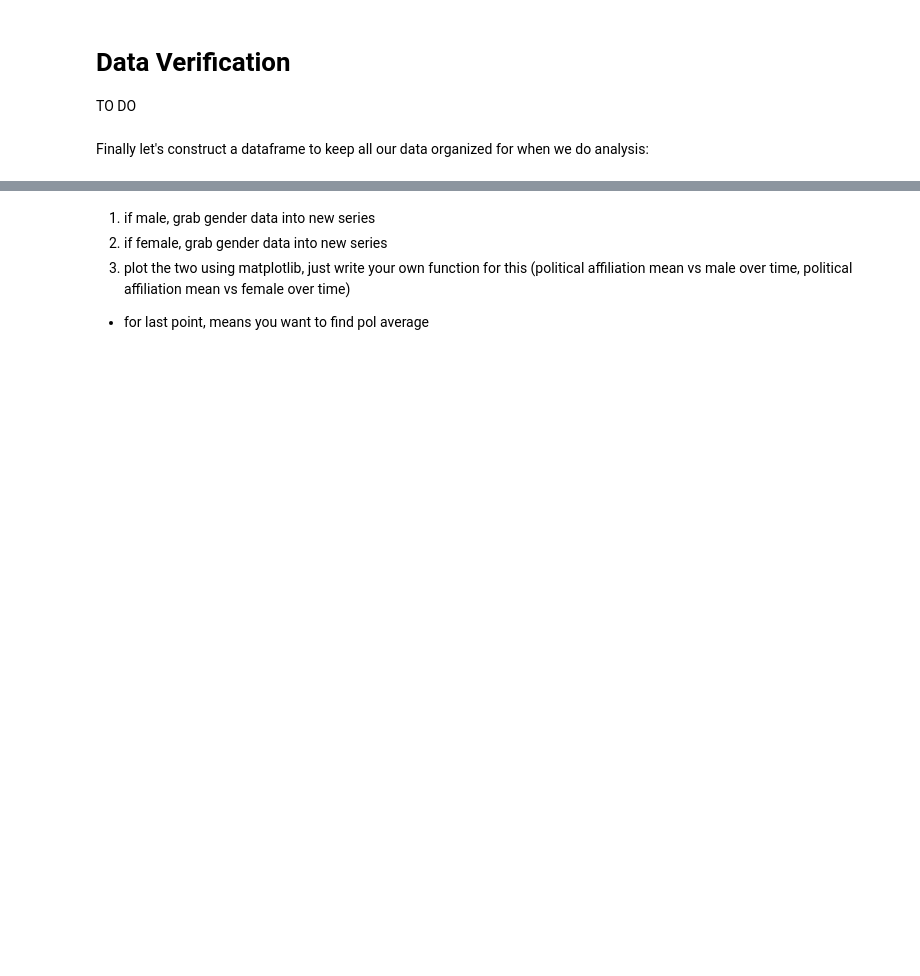
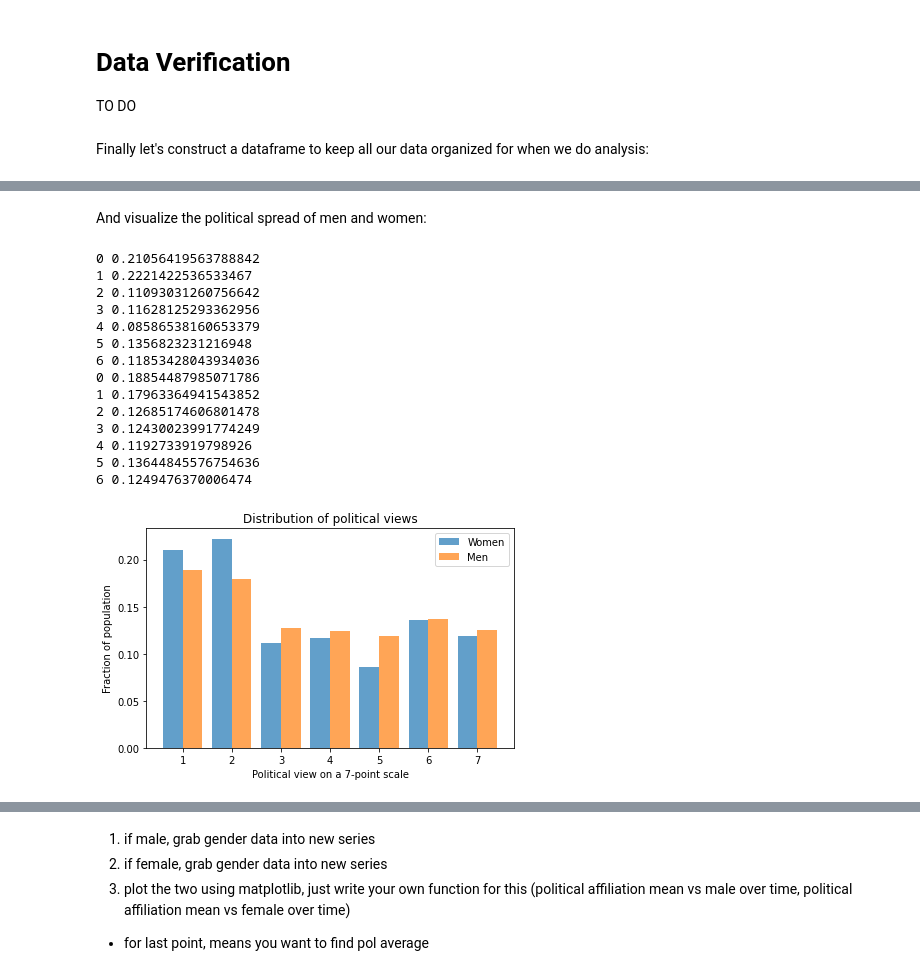
Before and after one commit to mstites/parentPoliticalCorr, a Jupyter notebook: project.ipynb, the cells around one changed output, grey strips where cells are left out. Saved outputs shown, nothing was run; the diff lists cells and outputs as text; code cells hidden in the pictures; blank space fills up the shorter version.

Commit message:
Implement functions to simply plotting

```diff
--- a/project.ipynb
+++ b/project.ipynb
@@ -299,0 +313,28 @@ To start, just looking at how individual variables correlate with political affi
+# %%
+# import itertools
+def labelBars(pmf, **offset):
+    """Label bars with their values.
+
+    pmf: pmf
+    offset: x offset"""
+#     for (x, y) in zip(pmf.index, pmf.values):
+# #         plt.text(i, pmf[i], 'test')
+#         print (x,y)
+    for index, val in enumerate(pmf):
+        print(index, val)
+# %%
+def pmfComparison(data, **options):
+    """Create bar plot via pmf to compare data.
+
+    data: list of pd.Series
+    """
+    labels = []
+    width = .8/len(data)
+
+    for i, series in enumerate(data):
+        offset = width*i - width*len(data)/2
+        pmf = Pmf.from_seq(series)
+        plt.bar(pmf.qs+offset, pmf, width=width, align='edge', alpha=0.7, **options)
+        labels.append(series.name)
+        labelBars(pmf)
+    plt.legend(labels)
@@ -299,0 +344,26 @@ To start, just looking at how individual variables correlate with political affi
+# %%
+female = data[data['gender']=='female']['pol']
+female.name = 'Women'
+male = data[data['gender']=='male']['pol']
+male.name = 'Men'
+# %% [markdown]
+And visualize the political spread of men and women:
+# %%
+pmfComparison([female, male])
+decorate(xlabel='Political view on a 7-point scale',ylabel='Fraction of population', title='Distribution of political views')
+# %% [output]
+0 0.21056419563788842
+1 0.2221422536533467
+2 0.11093031260756642
+3 0.11628125293362956
+4 0.08586538160653379
+5 0.1356823231216948
+6 0.11853428043934036
+0 0.18854487985071786
+1 0.17963364941543852
+2 0.12685174606801478
+3 0.12430023991774249
+4 0.1192733919798926
+5 0.13644845576754636
+6 0.1249476370006474
+[figure, added]
```
Also changed, not shown: parts of 41 cells of this notebook.
